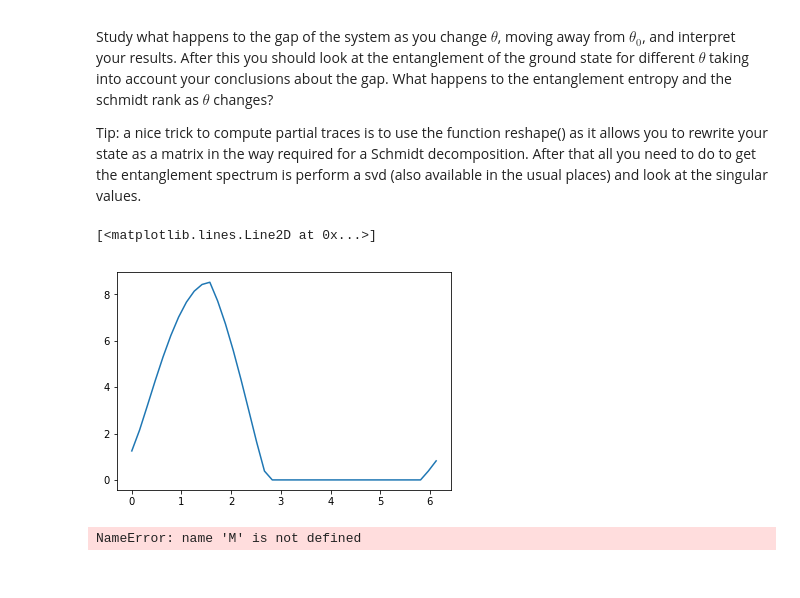
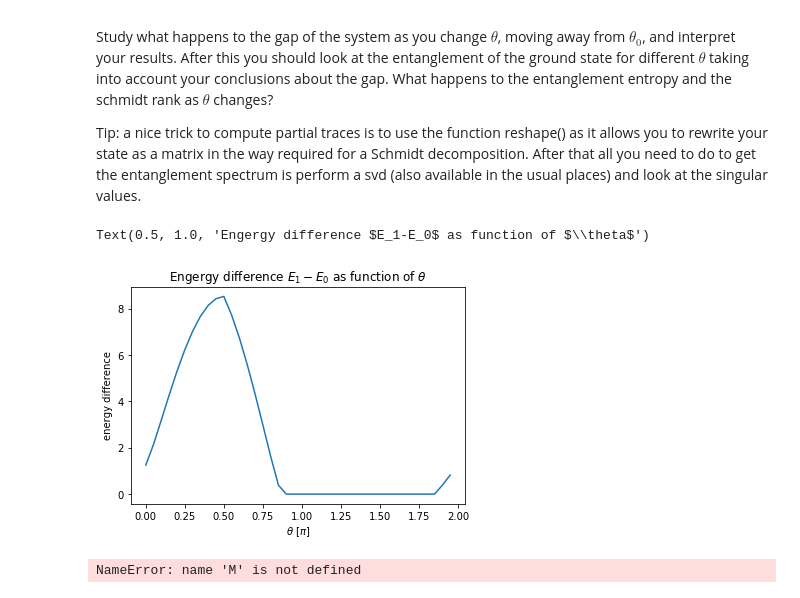
Before and after one commit to ml4cdeca/ComputationalQuantumDynamics, a Jupyter notebook: blatt8/exercise8.ipynb, the cells around one changed output. Saved outputs shown, nothing was run; the diff lists cells and outputs as text; code cells hidden in the pictures.

```diff
--- a/blatt8/exercise8.ipynb
+++ b/blatt8/exercise8.ipynb
@@ -136,16 +136,19 @@ def Build_H_TFIMth(N,th):
 # %%
 dif=[]
 N=4
 thetas=np.arange(0,2*np.pi,np.pi/20)
 Szis, Spis, Smis = BuildSingleSpinOps(N)
 for th in thetas:
     Hmat=Build_H_TFIMth(N,th)
     eigval,eigvec=sLA.eigsh(Hmat,k=3,which="SA")
     dif.append(eigval[1]-eigval[0])
-plt.plot(thetas,dif)
+plt.plot(thetas/np.pi,dif)
+plt.xlabel(r'$\theta$ [$\pi$]')
+plt.ylabel('energy difference')
+plt.title(r'Engergy difference $E_1-E_0$ as function of $\theta$')
 # %% [output]
-[<matplotlib.lines.Line2D at 0x...>]
+Text(0.5, 1.0, 'Engergy difference $E_1-E_0$ as function of $\\theta$')
-[figure, old version]
+[figure, new version]
 # %%
 #CODESCHNIPPSEL
 PSI=np.array([])
```
Also changed, not shown: parts of 3 cells of this notebook.
